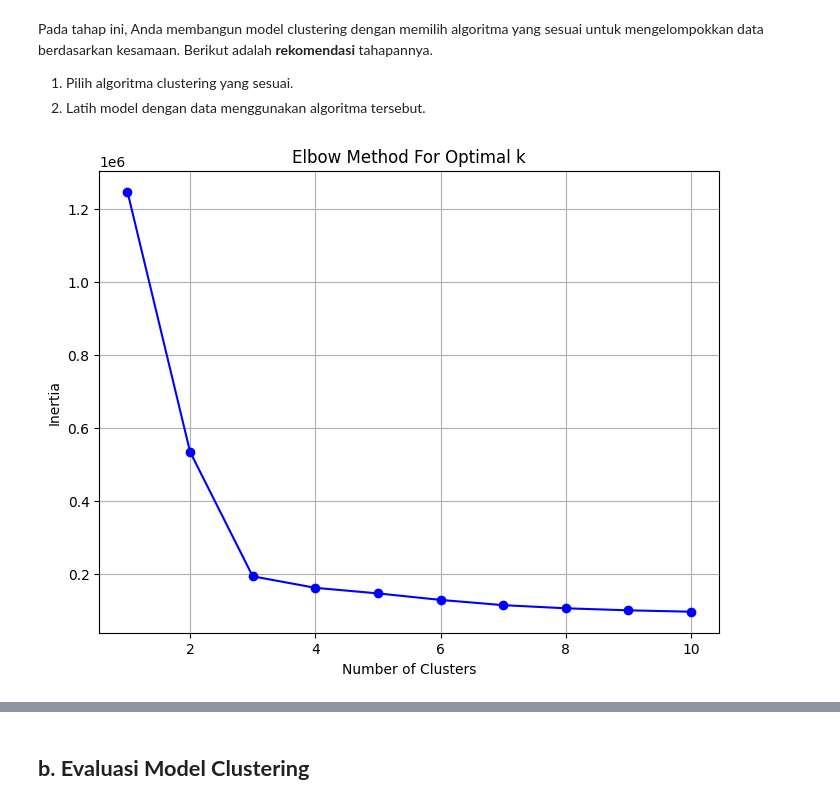
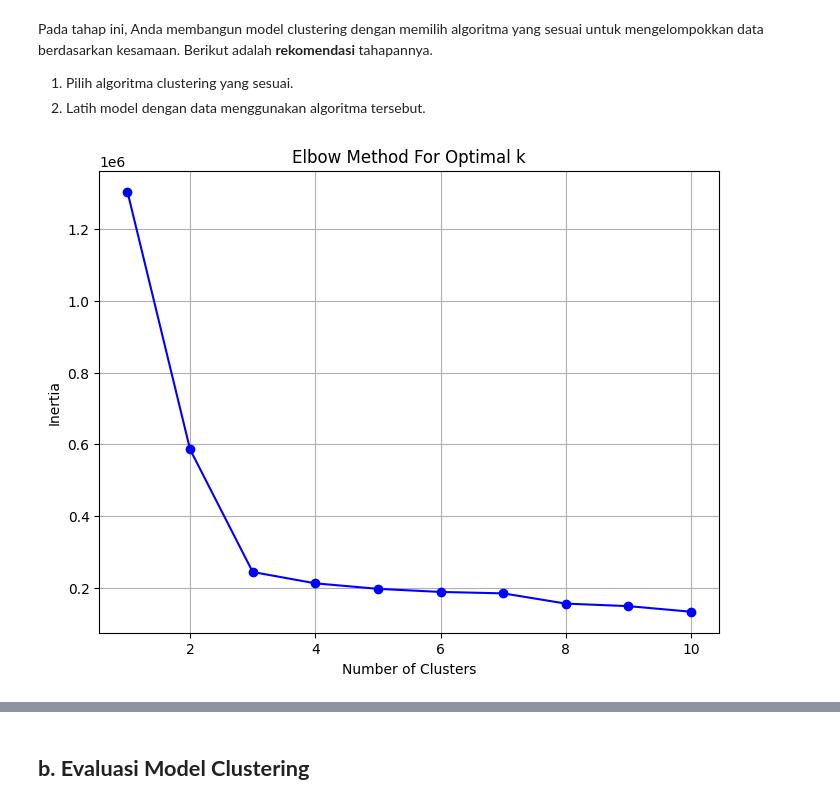
Before and after one commit to hayhalo/Project-Akhir-Belajar-ML-untuk-Pemula, a Jupyter notebook: [Clustering]_Submission_Akhir_BMLP_Muhammad Husni Zahran Nugrahanto.ipynb, the cells around one changed output, grey strips where cells are left out. Cells and saved outputs as stored; diff of their text form; code cells hidden in the pictures.

```diff
--- a/[Clustering]_Submission_Akhir_BMLP_Muhammad Husni Zahran Nugrahanto.ipynb
+++ b/[Clustering]_Submission_Akhir_BMLP_Muhammad Husni Zahran Nugrahanto.ipynb
@@ -400,15 +384,14 @@ Passing `palette` without assigning `hue` is deprecated and will be removed in v
 # %%
-# fig, ax_cust = plt.subplots(figsize=(12, 6))
-# cust_transaction_counts = df['PreviousTransactionCount'].value_counts().sort_index()
-# ax_cust.bar(cust_transaction_counts.index, cust_transaction_counts.values)
+fig, ax_bar = plt.subplots(figsize=(10, 5))
+login_counts = df['LoginAttempts'].value_counts()
+ax_bar.barh(login_counts.index, login_counts.values)
 
-# # Add text labels
-# for i, v in enumerate(cust_transaction_counts.values):
-#     ax_cust.text(cust_transaction_counts.index[i], v + 0.5, str(v), ha='center', fontsize=10)
+for i, v in enumerate(login_counts.values):
+    ax_bar.text(v + 0.5, login_counts.index[i], str(v), va='center', fontsize=12)
 
-# ax_cust.set_title('Number of Transactions per Customer')
-# ax_cust.set_xlabel('Number of Transactions')
-# ax_cust.set_ylabel('Count')
+ax_bar.set_title('Login Attempts Frequency')
+ax_bar.set_ylabel('Login Attempts')
+ax_bar.set_xlabel('Count')
 
-# plt.tight_layout()
-# plt.show()
+plt.tight_layout()
+plt.show()
@@ -480,4 +438,11 @@ Data columns (total 16 columns):
  15  PreviousTransactionDate  2512 non-null   datetime64[ns]
 dtypes: datetime64[ns](2), float64(2), int64(3), object(9)
 memory usage: 314.1+ KB
+# %%
+# Mengekstraksi Fitur
+df['TimeTransactionDifference'] = - (df['TransactionDate'] - df['PreviousTransactionDate']).dt.total_seconds() / (3600 * 24)
+
+# Membuat Fitur baru
+df['TransactionRate'] = df['TransactionAmount'] / df['AccountBalance']
+df['AverageTransaction'] = df['TransactionAmount'] / df['TimeTransactionDifference']
 # %%
@@ -540,6 +506,3 @@ df_features.head()
 | 2 | 4 | -0.255079 | 0 | 61 | 5 | 30 | 2 | -0.81250 | ... |
 | 3 | 8 | -0.080086 | 0 | 59 | 6 | 31 | 2 | -0.59375 | ... |
 | 4 | 6 | -0.594302 | 1 | 61 | 3 | 31 | 2 | -0.59375 | ... |
-# %%
-df_features['Age_Balance'] = df_features['CustomerAge'] * df_features['AccountBalance']
-df_features['Type_Balance'] = df_features['TransactionType'] * df_features['AccountBalance']
@@ -610,20 +515,21 @@ Pada tahap ini, Anda membangun model clustering dengan memilih algoritma yang se
 1. Pilih algoritma clustering yang sesuai.
 2. Latih model dengan data menggunakan algoritma tersebut.
 # %%
+# Clustering dengan Kmeans
 inertia = []
 max_clusters = 10
 for i in range(1, max_clusters + 1):
   kmeans = KMeans(n_clusters=i, random_state=42)
-  kmeans.fit(df_cluster_features)
+  kmeans.fit(df_features)
   inertia.append(kmeans.inertia_)
 
 # Plotting the Elbow curve
 plt.figure(figsize=(8,6))
 plt.plot(range(1, max_clusters + 1), inertia, marker='o', color='b')
 plt.title('Elbow Method For Optimal k')
 plt.xlabel('Number of Clusters')
 plt.ylabel('Inertia')
 plt.grid('True')
 plt.show()
 # %% [output]
-[figure, old version]
+[figure, new version]
```
Also changed, not shown: parts of 60 cells of this notebook.
